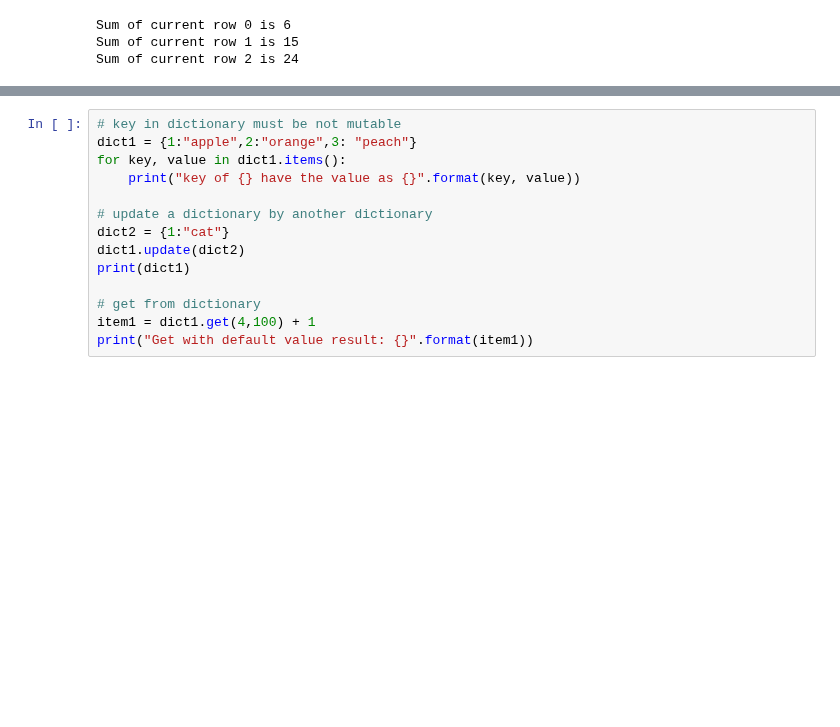
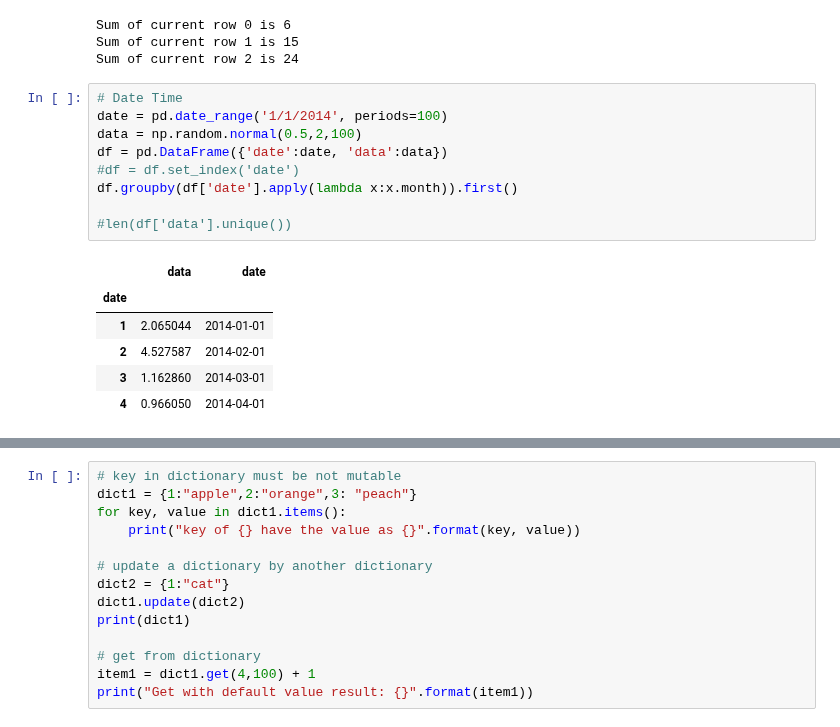
Before and after one commit to jtang145/machine-learning-courses, a Jupyter notebook: py_examples/operation-examples.ipynb, the cells around one changed output, grey strips where cells are left out. Cells and saved outputs as stored; diff of their text form; blank space fills up the shorter version.

```diff
--- a/py_examples/operation-examples.ipynb
+++ b/py_examples/operation-examples.ipynb
@@ -75,3 +112,19 @@ for index, row in frame_array.iterrows():
 Sum of current row 0 is 6
 Sum of current row 1 is 15
 Sum of current row 2 is 24
+# %%
+# Date Time
+date = pd.date_range('1/1/2014', periods=100)
+data = np.random.normal(0.5,2,100)
+df = pd.DataFrame({'date':date, 'data':data})
+#df = df.set_index('date')
+df.groupby(df['date'].apply(lambda x:x.month)).first()
+
+#len(df['data'].unique())
+# %% [output]
+|  | data | date |
+| date |  |  |
+| 1 | 2.065044 | 2014-01-01 |
+| 2 | 4.527587 | 2014-02-01 |
+| 3 | 1.162860 | 2014-03-01 |
+| 4 | 0.966050 | 2014-04-01 |
```
Also changed, not shown: parts of 10 cells of this notebook, 4 other files.
